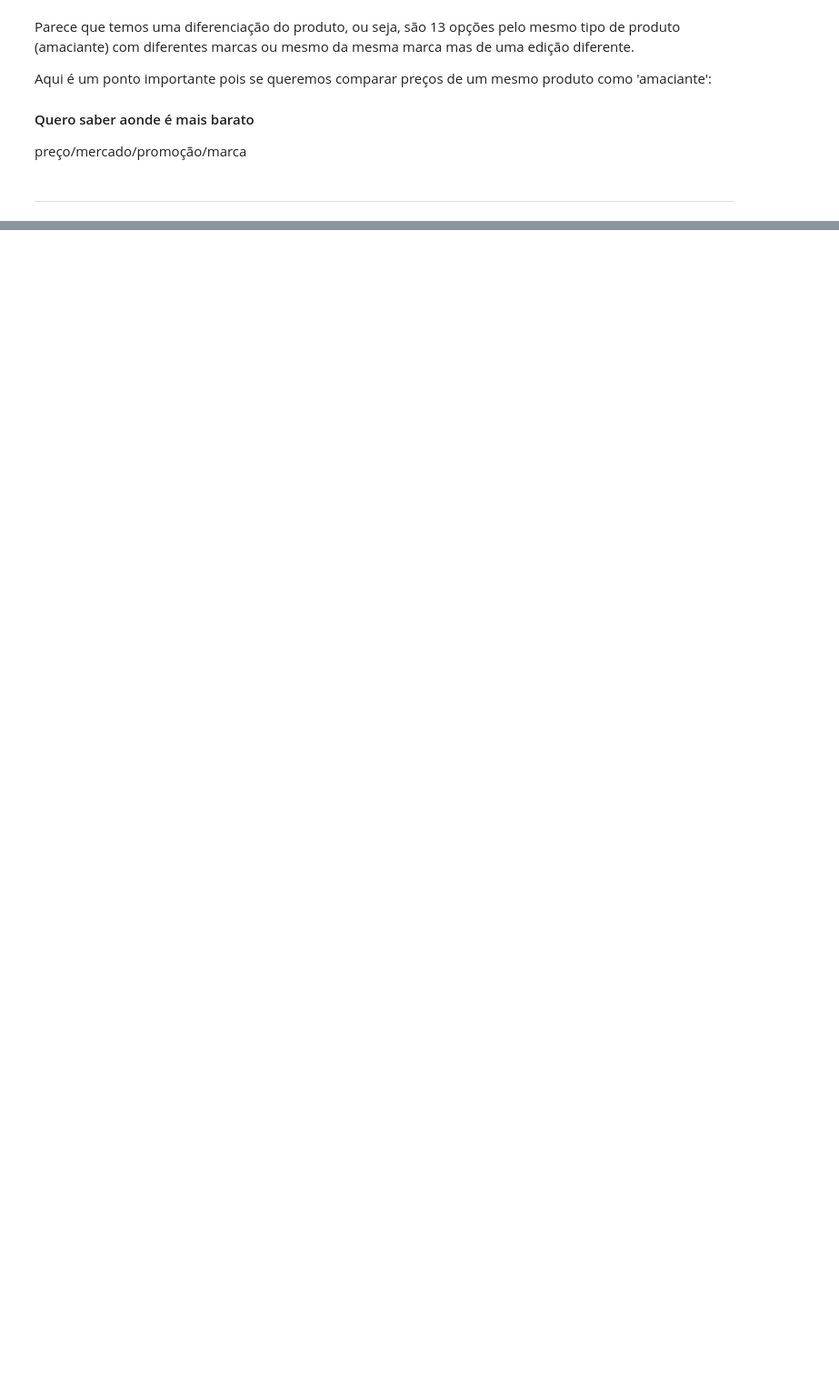
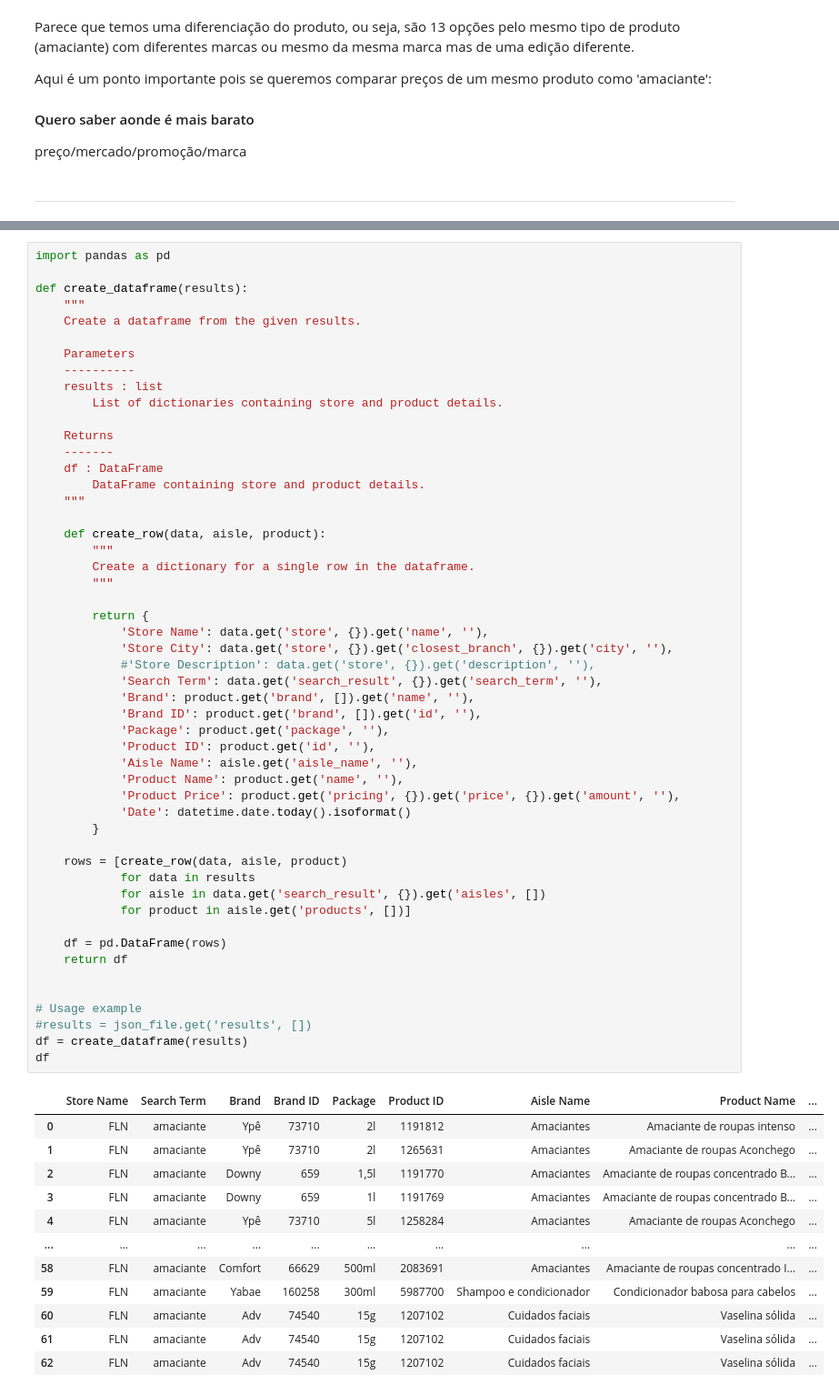
Before and after one commit to ericyaang/cornershop, a Jupyter notebook: notebooks/First Request.ipynb, the cells around one changed output, grey strips where cells are left out. Shown: that part at 91% size. Saved outputs shown, nothing was run; the diff lists cells and outputs as text; blank space fills up the shorter version.

```diff
--- a/First Request.ipynb
+++ b/notebooks/First Request.ipynb
@@ -312,0 +384,64 @@ Aisles:
+# %%
+import pandas as pd
+
+def create_dataframe(results):
+    """
+    Create a dataframe from the given results.
+
+    Parameters
+    ----------
+    results : list
+        List of dictionaries containing store and product details.
+
+    Returns
+    -------
+    df : DataFrame
+        DataFrame containing store and product details.
+    """
+
+    def create_row(data, aisle, product):
+        """
+        Create a dictionary for a single row in the dataframe.
+        """
+
+        return {
+            'Store Name': data.get('store', {}).get('name', ''),
+            'Store City': data.get('store', {}).get('closest_branch', {}).get('city', ''),
+            #'Store Description': data.get('store', {}).get('description', ''),
+            'Search Term': data.get('search_result', {}).get('search_term', ''),
+            'Brand': product.get('brand', []).get('name', ''),
+            'Brand ID': product.get('brand', []).get('id', ''),
+            'Package': product.get('package', ''),
+            'Product ID': product.get('id', ''),
+            'Aisle Name': aisle.get('aisle_name', ''),
+            'Product Name': product.get('name', ''),
+            'Product Price': product.get('pricing', {}).get('price', {}).get('amount', ''),
+            'Date': datetime.date.today().isoformat()
+        }
+
+    rows = [create_row(data, aisle, product)
+            for data in results
+            for aisle in data.get('search_result', {}).get('aisles', [])
+            for product in aisle.get('products', [])]
+
+    df = pd.DataFrame(rows)
+    return df
+
+
+# Usage example
+#results = json_file.get('results', [])
+df = create_dataframe(results)
+df
+# %% [output]
+|  | Store Name | Search Term | Brand | Brand ID | Package | Product ID | Aisle Name | Product Name | ... |
+| 0 | FLN | amaciante | Ypê | 73710 | 2l | 1191812 | Amaciantes | Amaciante de roupas intenso | ... |
+| 1 | FLN | amaciante | Ypê | 73710 | 2l | 1265631 | Amaciantes | Amaciante de roupas Aconchego | ... |
+| 2 | FLN | amaciante | Downy | 659 | 1,5l | 1191770 | Amaciantes | Amaciante de roupas concentrado B... | ... |
+| 3 | FLN | amaciante | Downy | 659 | 1l | 1191769 | Amaciantes | Amaciante de roupas concentrado B... | ... |
+| 4 | FLN | amaciante | Ypê | 73710 | 5l | 1258284 | Amaciantes | Amaciante de roupas Aconchego | ... |
+| ... | ... | ... | ... | ... | ... | ... | ... | ... | ... |
+| 58 | FLN | amaciante | Comfort | 66629 | 500ml | 2083691 | Amaciantes | Amaciante de roupas concentrado I... | ... |
+| 59 | FLN | amaciante | Yabae | 160258 | 300ml | 5987700 | Shampoo e condicionador | Condicionador babosa para cabelos | ... |
+| 60 | FLN | amaciante | Adv | 74540 | 15g | 1207102 | Cuidados faciais | Vaselina sólida | ... |
+| 61 | FLN | amaciante | Adv | 74540 | 15g | 1207102 | Cuidados faciais | Vaselina sólida | ... |
+| 62 | FLN | amaciante | Adv | 74540 | 15g | 1207102 | Cuidados faciais | Vaselina sólida | ... |
```
Also changed, not shown: parts of 29 cells of this notebook, 4 other files.
